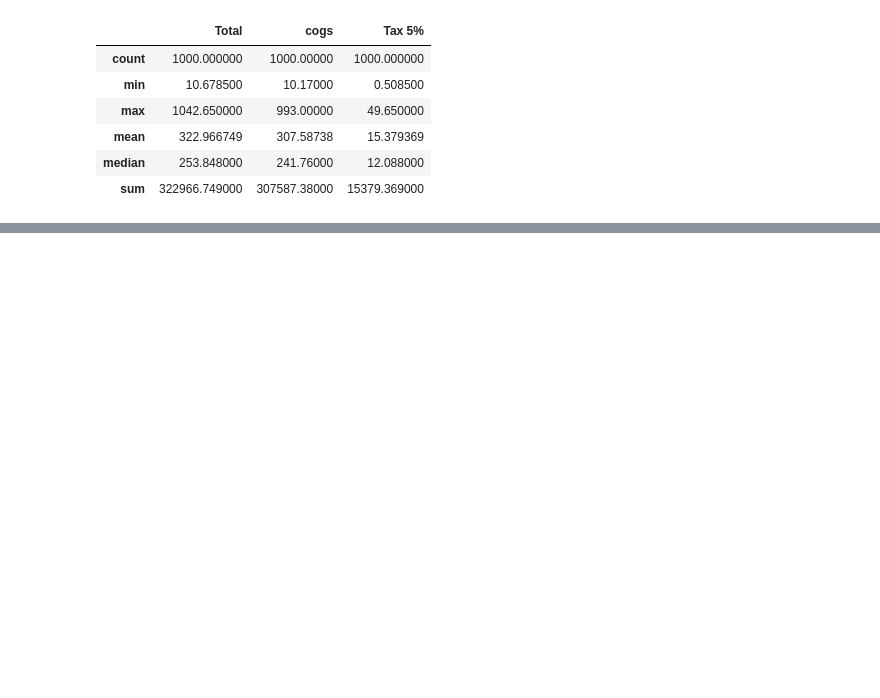
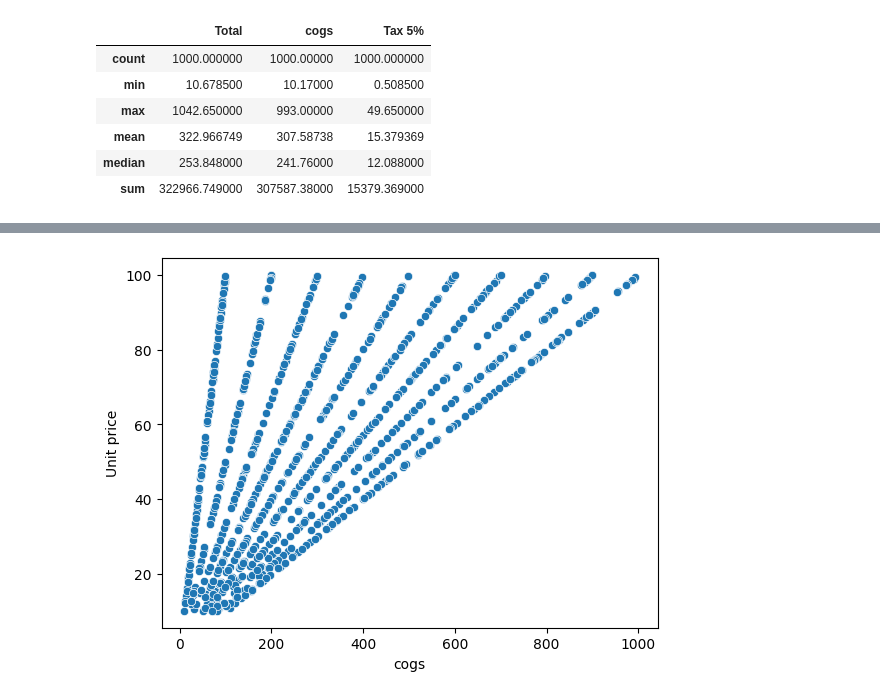
Before and after one commit to Yaminidhimann/PYTHON, a Jupyter notebook: aimll_1.ipynb, the cells around one changed output, grey strips where cells are left out. Saved outputs shown, nothing was run; the diff lists cells and outputs as text; code cells hidden in the pictures; blank space fills up the shorter version.

```diff
--- a/aimll_1.ipynb
+++ b/aimll_1.ipynb
@@ -268,0 +408,6 @@ df[['Total','cogs','Tax 5%']].agg(['count','min','max','mean','median','sum'])
+# %%
+#Scatterplot: Examine relationship between two numercal values
+sns.scatterplot(x='cogs',y='Unit price',data=df)
+plt.show()
+# %% [output]
+[figure, added]
```
Also changed, not shown: parts of 17 cells of this notebook.
